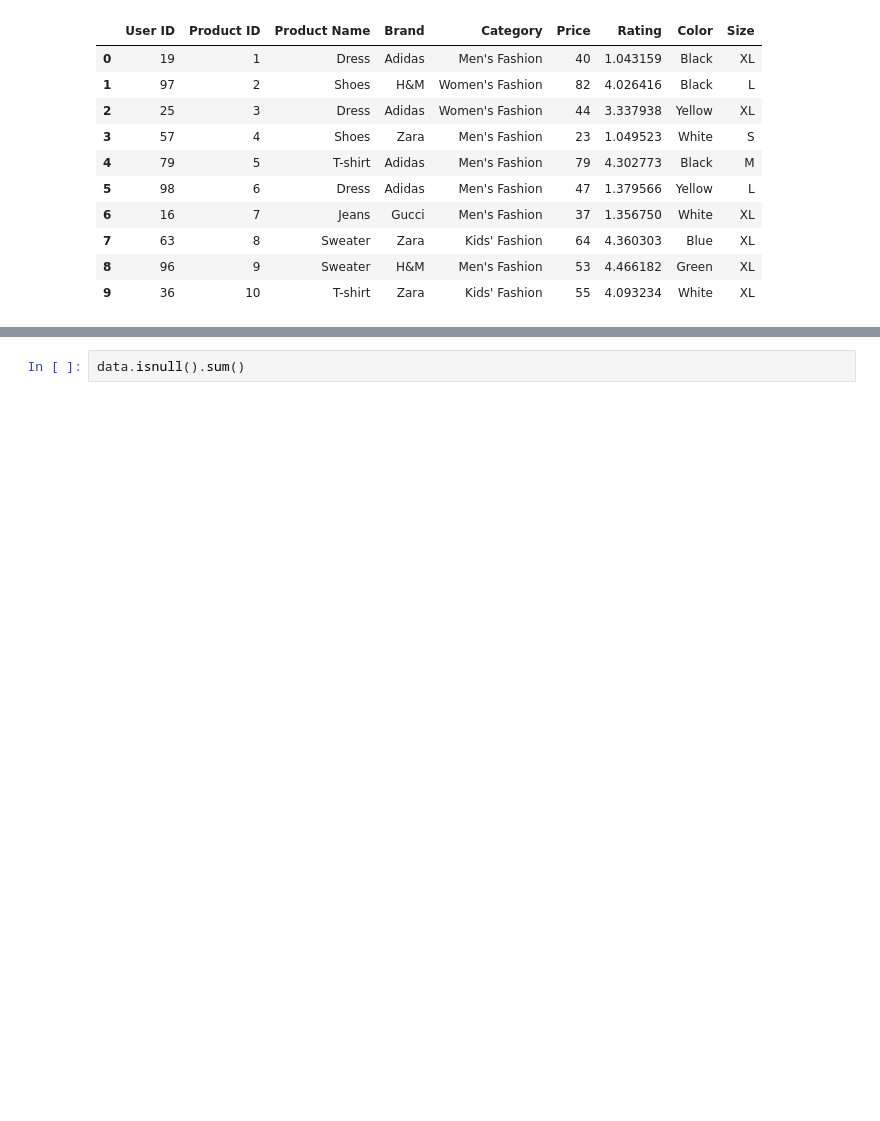
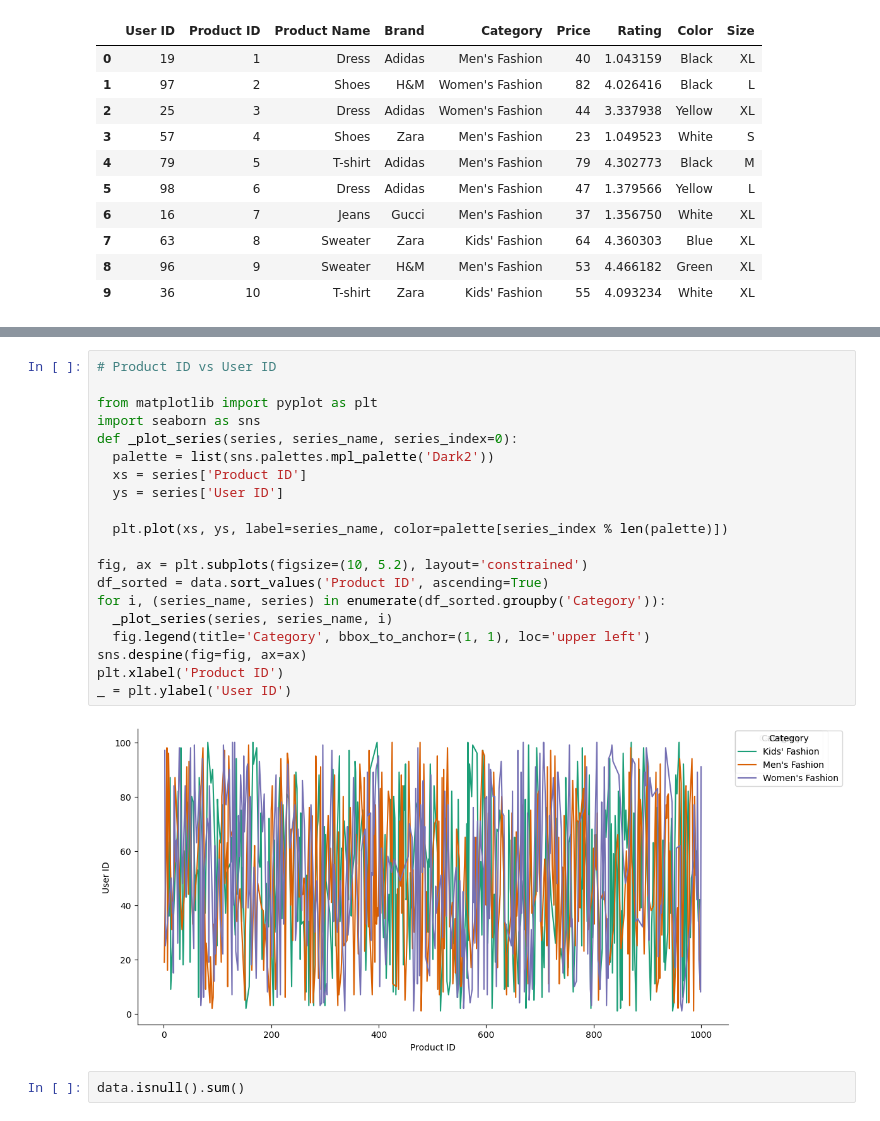
Before and after one commit to rehman04/IsolutiondemoRecommend, a Jupyter notebook: isolutiontest.ipynb, the cells around one changed output, grey strips where cells are left out. Drawn from its saved outputs; the diff is of its cells as text; blank space fills up the shorter version.

```diff
--- a/isolutiontest.ipynb
+++ b/isolutiontest.ipynb
@@ -72,3 +80,25 @@ data.head(10)
+# %%
+# Product ID vs User ID
+
+from matplotlib import pyplot as plt
+import seaborn as sns
+def _plot_series(series, series_name, series_index=0):
+  palette = list(sns.palettes.mpl_palette('Dark2'))
+  xs = series['Product ID']
+  ys = series['User ID']
+
+  plt.plot(xs, ys, label=series_name, color=palette[series_index % len(palette)])
+
+fig, ax = plt.subplots(figsize=(10, 5.2), layout='constrained')
+df_sorted = data.sort_values('Product ID', ascending=True)
+for i, (series_name, series) in enumerate(df_sorted.groupby('Category')):
+  _plot_series(series, series_name, i)
+  fig.legend(title='Category', bbox_to_anchor=(1, 1), loc='upper left')
+sns.despine(fig=fig, ax=ax)
+plt.xlabel('Product ID')
+_ = plt.ylabel('User ID')
+# %% [output]
+[figure, added]
 # %%
 data.isnull().sum()
 # %% [output]
```
Also changed, not shown: parts of 1 cell of this notebook.
